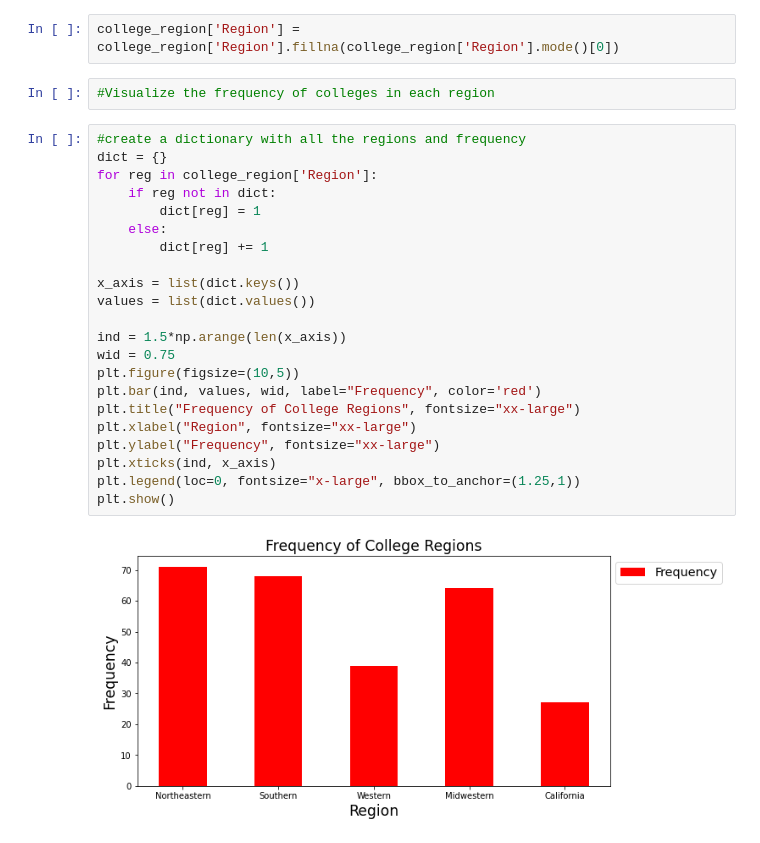
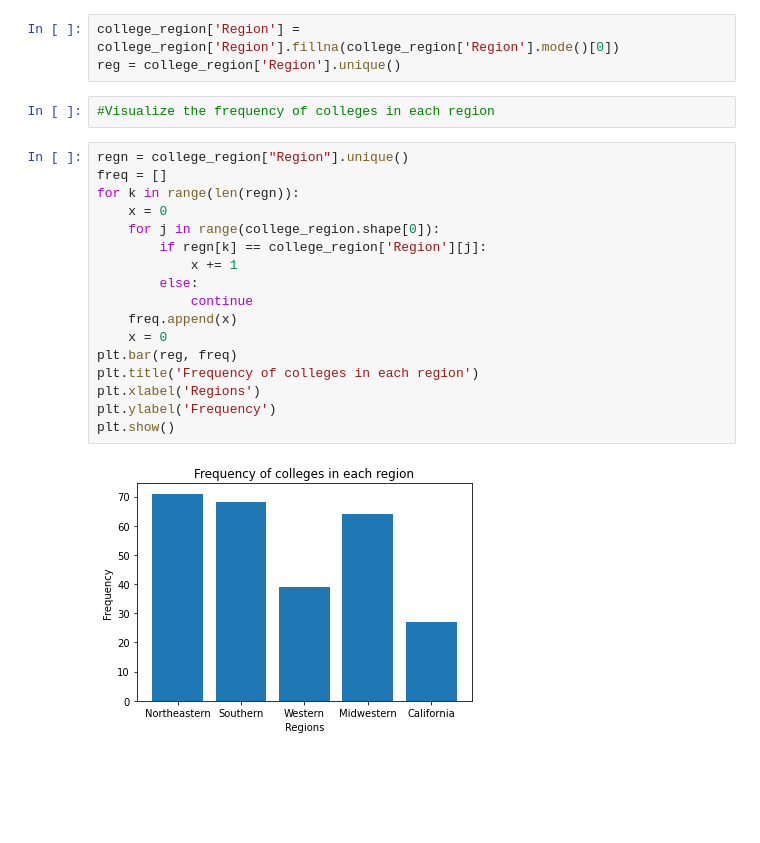
Before and after one commit to CS301-Group4/Student-Grades, a Jupyter notebook: Question_1.ipynb, the cells around one changed output. Drawn from its saved outputs; the diff is of its cells as text; blank space fills up the shorter version.

```diff
--- a/Question_1.ipynb
+++ b/Question_1.ipynb
@@ -318,29 +309,25 @@ Yale University                                              126000.0
 #Check for NaN in the categorical column: region, and fill any NaN values with the mode value in the column
 # %%
 college_region['Region'] = college_region['Region'].fillna(college_region['Region'].mode()[0])
+reg = college_region['Region'].unique()
 # %%
 #Visualize the frequency of colleges in each region
-# %%
-#create a dictionary with all the regions and frequency
-dict = {}
-for reg in college_region['Region']:
-    if reg not in dict:
-        dict[reg] = 1
-    else:
-        dict[reg] += 1
-
-x_axis = list(dict.keys())
-values = list(dict.values())
-
-ind = 1.5*np.arange(len(x_axis))
-wid = 0.75
-plt.figure(figsize=(10,5))
-plt.bar(ind, values, wid, label="Frequency", color='red')
-plt.title("Frequency of College Regions", fontsize="xx-large")
-plt.xlabel("Region", fontsize="xx-large")
-plt.ylabel("Frequency", fontsize="xx-large")
-plt.xticks(ind, x_axis)
-plt.legend(loc=0, fontsize="x-large", bbox_to_anchor=(1.25,1))
-plt.show()
-# %% [output]
-[figure, removed]
+# %%
+regn = college_region["Region"].unique()
+freq = []
+for k in range(len(regn)):
+    x = 0
+    for j in range(college_region.shape[0]):
+        if regn[k] == college_region['Region'][j]:
+            x += 1
+        else:
+            continue
+    freq.append(x)
+    x = 0
+plt.bar(reg, freq)
+plt.title('Frequency of colleges in each region')
+plt.xlabel('Regions')
+plt.ylabel('Frequency')
+plt.show()
+# %% [output]
+[figure, added]
```
Also changed, not shown: parts of 3 cells of this notebook.
